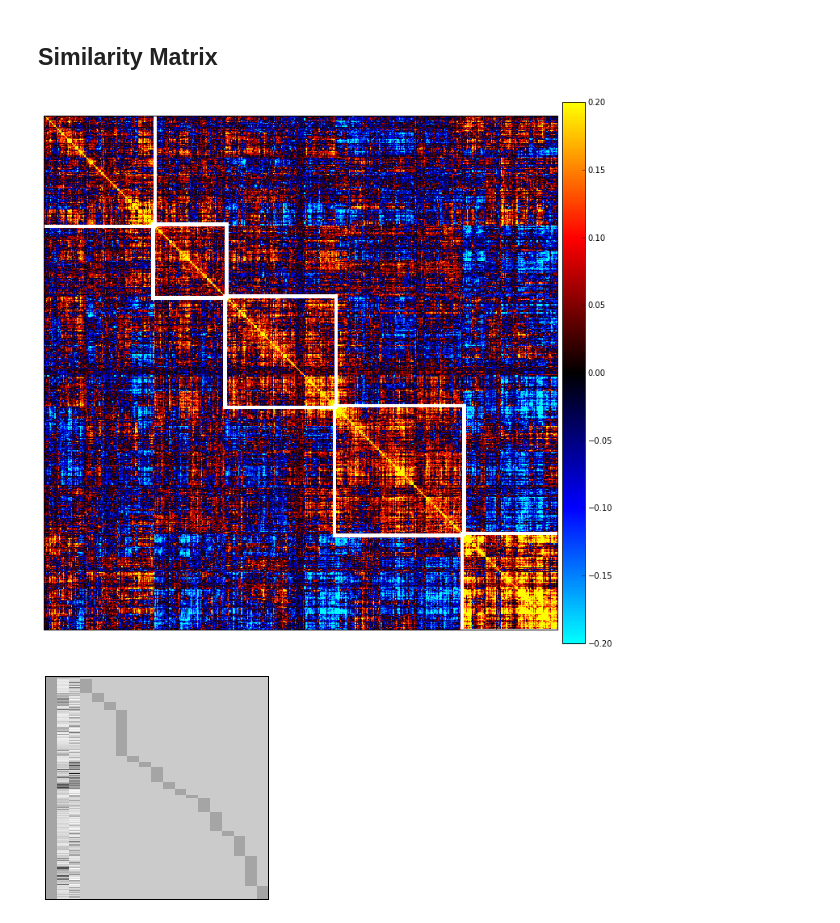
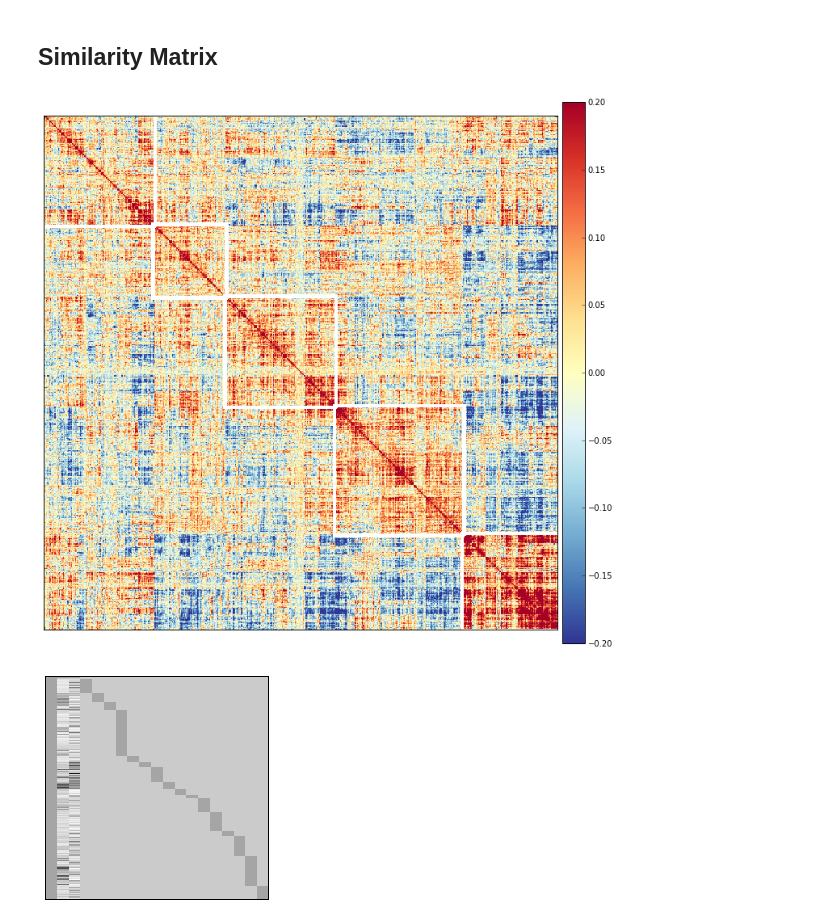
Before and after one commit to SIMEXP/Projects, a Jupyter notebook: Subtypes/HBM_Subtype_Figures/method_figures.ipynb, the cells around one changed output. Cells and saved outputs as stored; diff of their text form; code cells hidden in the pictures.

```diff
--- a/Subtypes/HBM_Subtype_Figures/method_figures.ipynb
+++ b/Subtypes/HBM_Subtype_Figures/method_figures.ipynb
@@ -52,13 +52,14 @@ sc12_names = [
               ]
 # %%
 # Paths
-somatomotor_path = '/data1/guilimin/abide/subtype/sc7/full_maybe/network_3/'
+somatomotor_path = '/data1/guilimin/data/abide/HBM2016/sc7/full_maybe/network_3/'
 subtype_path = 'network_3_subtype.mat'
 stack_path = 'network_3_stack.mat'
-model_path = '/data1/guilimin/abide/pheno/sc7/model_full_maybe_sc7.csv'
-mas_path = '/data1/guilimin/abide/masks/template_mask.nii.gz'
+model_path = '/data1/guilimin/data/abide/pheno/sc7/model_full_maybe_sc7.csv'
+mas_path = '/data1/guilimin/data/abide/masks/template_mask.nii.gz'
 
-figure_path = '/home/surchs/GDrive/PhD/Conferences/HBM2016/Poster/Figures/'
+#figure_path = '/home/surchs/GDrive/PhD/Conferences/HBM2016/Poster/Figures/'
+figure_path = '/home/surchs/GDrive/PhD/Conferences/MIICIA2016'
 # %%
 m_img = nib.load(mas_path)
 mask = m_img.get_data().astype(bool)
@@ -93,35 +94,35 @@ for sbt_id in np.arange(5):
         selstart = first
     if last < part_frame.shape[0] - 3:
         # we can probably extend 4
         backtup = (last, last+1, last+2, last+3)
         selstop = last+3
     else:
         backtup = (last,)
         selstop = last
     # Draw column
     devtuple = frontup + backtup
     part_frame[selstart:selstop, devtuple] = 1
     # Draw rows
     part_frame[devtuple, selstart:selstop] = 1
 part_frame = np.ma.masked_where(part_frame == 0, part_frame)
 
 fig = plt.figure(figsize=(12,12))
 gs = gridspec.GridSpec(1, 20, hspace=0)
 ax_1 = fig.add_subplot(gs[0, :-1])
-tmp = ax_1.matshow(show_mat, vmin=-0.2, vmax=0.2, cmap=bb.visu.hot_cold())
+tmp = ax_1.matshow(show_mat, vmin=-0.2, vmax=0.2, cmap=plt.cm.RdYlBu_r)
 ax_1.matshow(part_frame, cmap=plt.cm.Greys, alpha=1)
 ax_1.set_xticklabels([])
 ax_1.set_yticklabels([])
 
 ax_2 = fig.add_subplot(gs[0, -1])
 plt.colorbar(tmp, cax=ax_2)
 
 
 fig_name = 'somatomotor_simmat_lines.png'
 fig.savefig(os.path.join(figure_path, fig_name), transparent=False, bbox_inches='tight',
             pad_inches=0)
 # %% [output]
-[figure, old version]
+[figure, new version]
 # %%
 # Show the noise regression model
 model = pd.read_csv(model_path)
```
Also changed, not shown: parts of 1 cell of this notebook, 21 other files.
